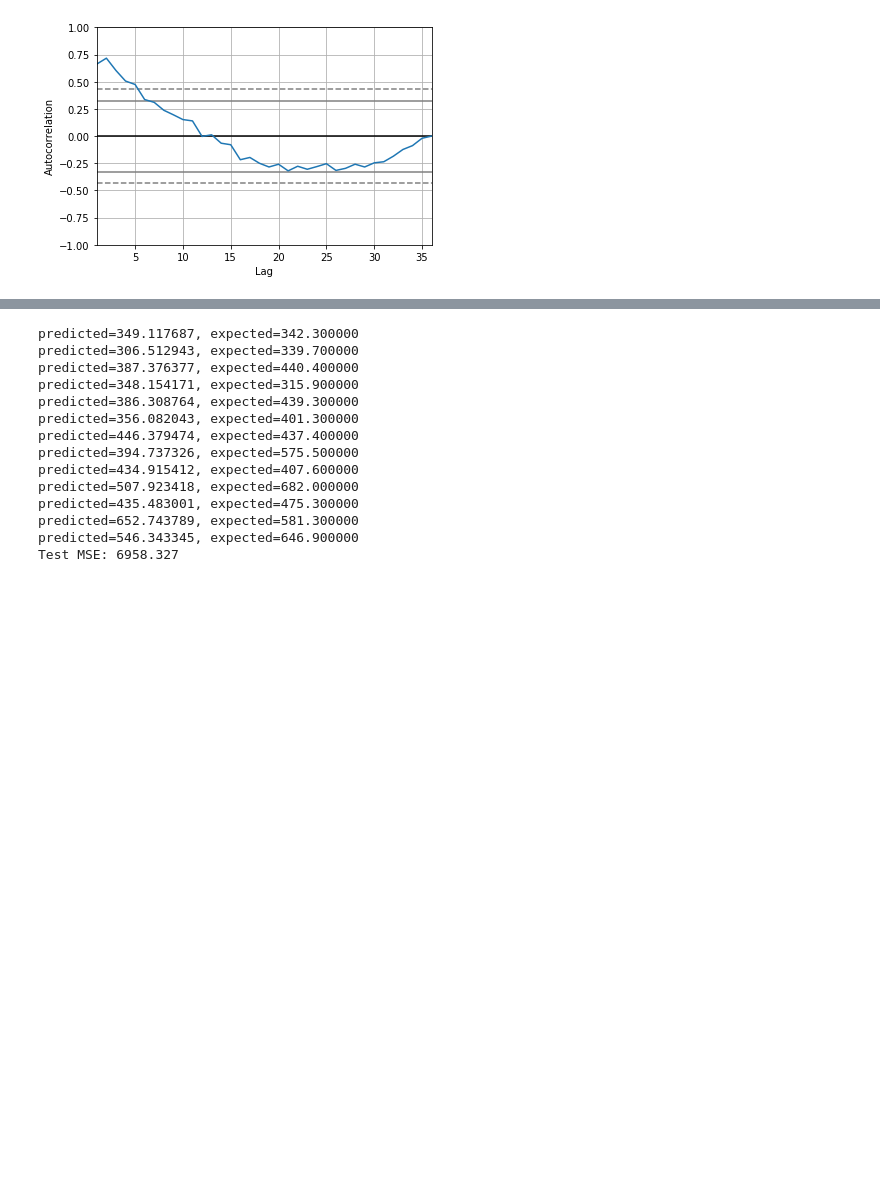
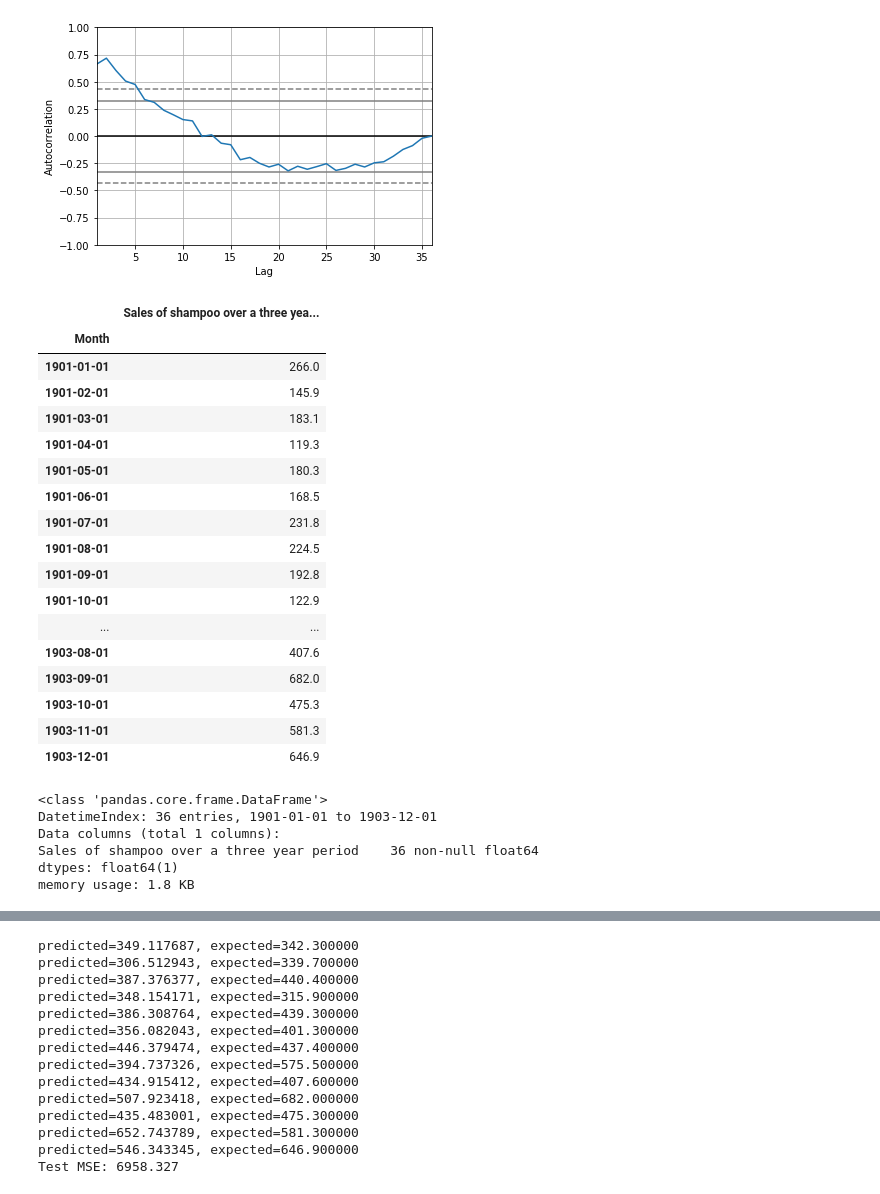
Before and after one commit to jcardenaslie/ah-anomalydetection_python, a Jupyter notebook: MainProyect/Arima Model Demo.ipynb, the cells around one changed output, grey strips where cells are left out. Saved outputs shown, nothing was run; the diff lists cells and outputs as text; code cells hidden in the pictures; blank space fills up the shorter version.

```diff
--- a/MainProyect/Arima Model Demo.ipynb
+++ b/MainProyect/Arima Model Demo.ipynb
@@ -36,8 +36,40 @@ autocorrelation_plot(series)
 pyplot.show()
 # %% [output]
 [figure]
+# %%
+series
+# %% [output]
+|  | Sales of shampoo over a three yea... |
+| Month |  |
+| 1901-01-01 | 266.0 |
+| 1901-02-01 | 145.9 |
+| 1901-03-01 | 183.1 |
+| 1901-04-01 | 119.3 |
+| 1901-05-01 | 180.3 |
+| 1901-06-01 | 168.5 |
+| 1901-07-01 | 231.8 |
+| 1901-08-01 | 224.5 |
+| 1901-09-01 | 192.8 |
+| 1901-10-01 | 122.9 |
+| ... | ... |
+| 1903-08-01 | 407.6 |
+| 1903-09-01 | 682.0 |
+| 1903-10-01 | 475.3 |
+| 1903-11-01 | 581.3 |
+| 1903-12-01 | 646.9 |
 # %%
 from statsmodels.tsa.arima_model import ARIMA
+# %%
+type(series['Sales of shampoo over a three year period'].index)
+type(series['Sales of shampoo over a three year period'][0])
+series.info()
+# %% [output]
+<class 'pandas.core.frame.DataFrame'>
+DatetimeIndex: 36 entries, 1901-01-01 to 1903-12-01
+Data columns (total 1 columns):
+Sales of shampoo over a three year period    36 non-null float64
+dtypes: float64(1)
+memory usage: 1.8 KB
 # %%
 # fit model
 model = ARIMA(series, order=(5,1,0))
```
Also changed, not shown: parts of 1 cell of this notebook, 14 other files.
